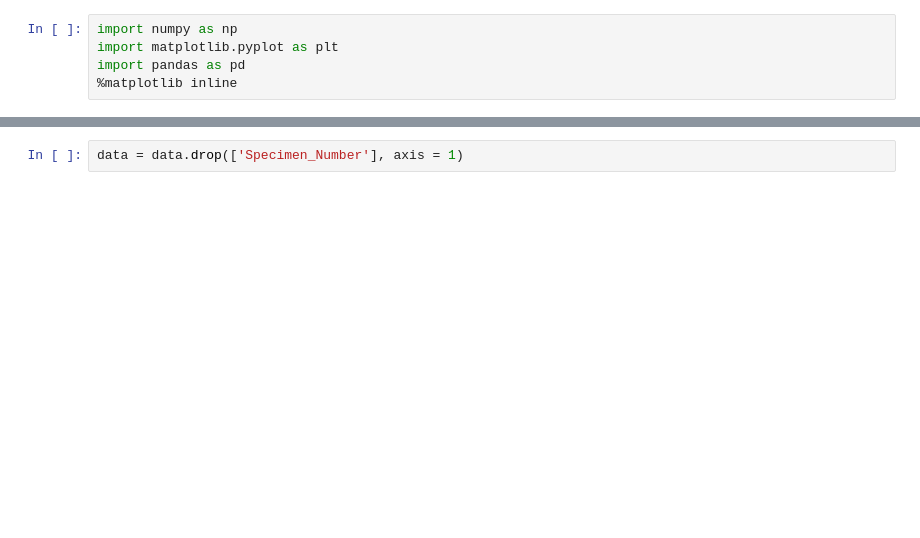
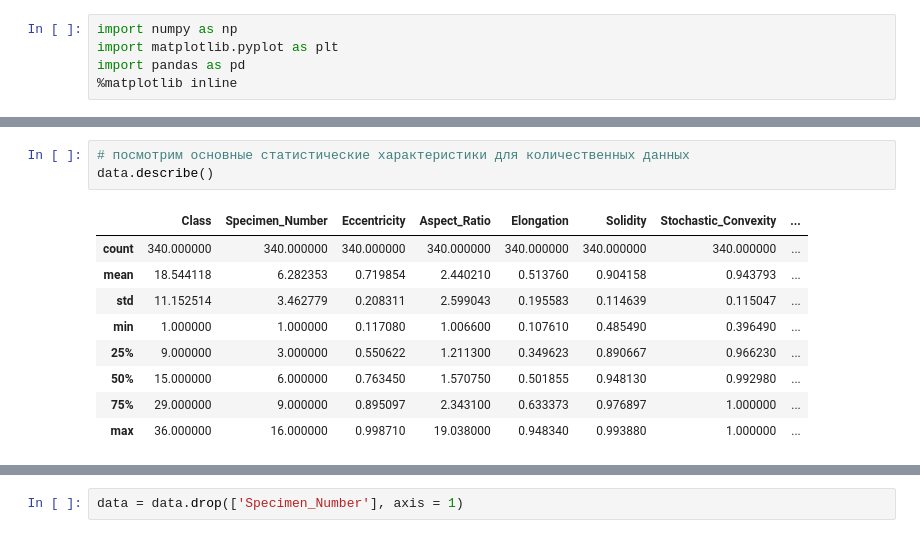
Before and after one commit to DmitryNakhimovich/ML_homework_1, a Jupyter notebook: Nakhimovich_lab_1.ipynb, the cells around one changed output, grey strips where cells are left out. Drawn from its saved outputs; the diff is of its cells as text; blank space fills up the shorter version.

```diff
--- a/Nakhimovich_lab_1.ipynb
+++ b/Nakhimovich_lab_1.ipynb
@@ -20,0 +109,13 @@ dtype('int64')
+# %%
+# посмотрим основные статистические характеристики для количественных данных
+data.describe()
+# %% [output]
+|  | Class | Specimen_Number | Eccentricity | Aspect_Ratio | Elongation | Solidity | Stochastic_Convexity | ... |
+| count | 340.000000 | 340.000000 | 340.000000 | 340.000000 | 340.000000 | 340.000000 | 340.000000 | ... |
+| mean | 18.544118 | 6.282353 | 0.719854 | 2.440210 | 0.513760 | 0.904158 | 0.943793 | ... |
+| std | 11.152514 | 3.462779 | 0.208311 | 2.599043 | 0.195583 | 0.114639 | 0.115047 | ... |
+| min | 1.000000 | 1.000000 | 0.117080 | 1.006600 | 0.107610 | 0.485490 | 0.396490 | ... |
+| 25% | 9.000000 | 3.000000 | 0.550622 | 1.211300 | 0.349623 | 0.890667 | 0.966230 | ... |
+| 50% | 15.000000 | 6.000000 | 0.763450 | 1.570750 | 0.501855 | 0.948130 | 0.992980 | ... |
+| 75% | 29.000000 | 9.000000 | 0.895097 | 2.343100 | 0.633373 | 0.976897 | 1.000000 | ... |
+| max | 36.000000 | 16.000000 | 0.998710 | 19.038000 | 0.948340 | 0.993880 | 1.000000 | ... |
```
Also changed, not shown: parts of 49 cells of this notebook.
